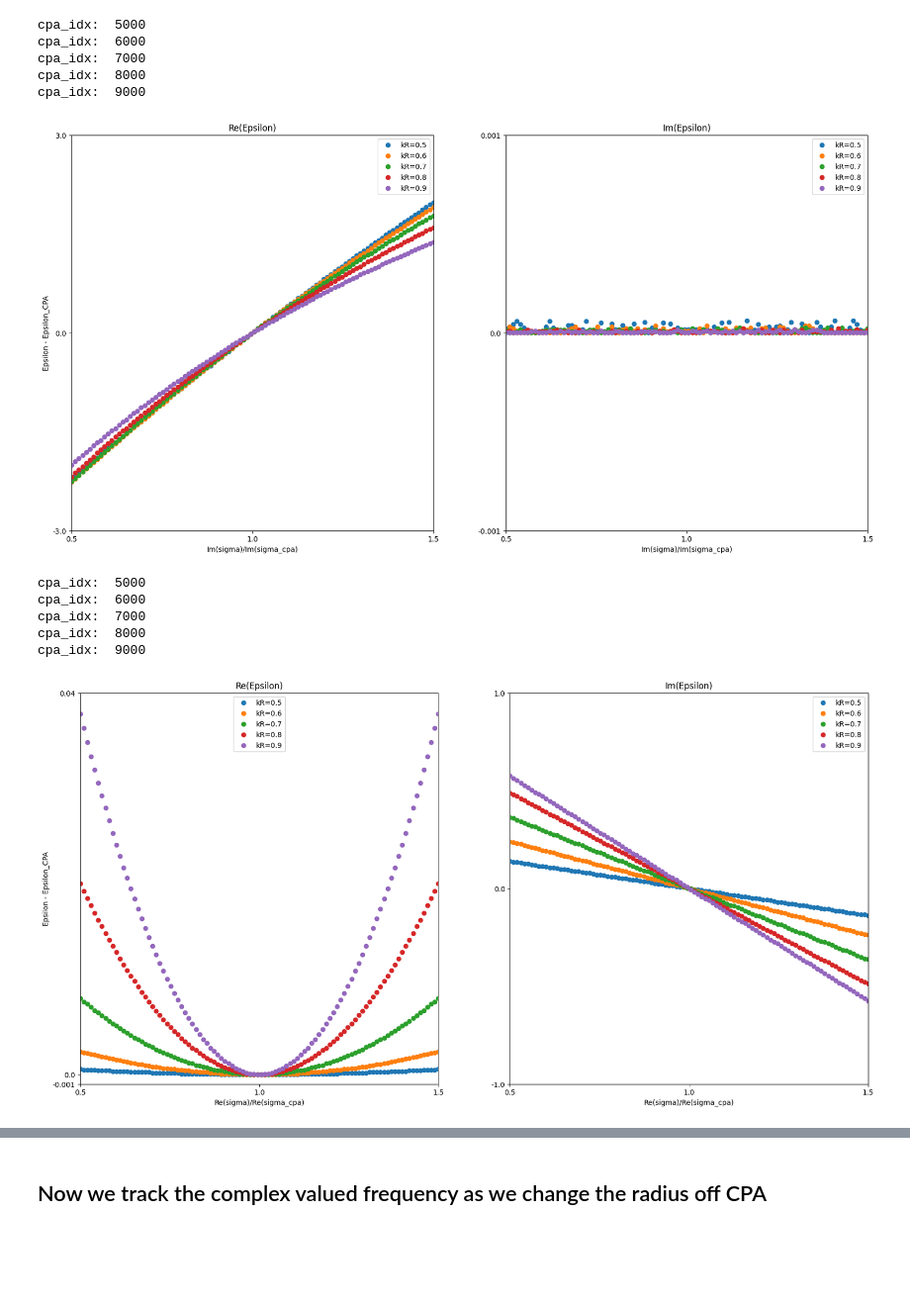
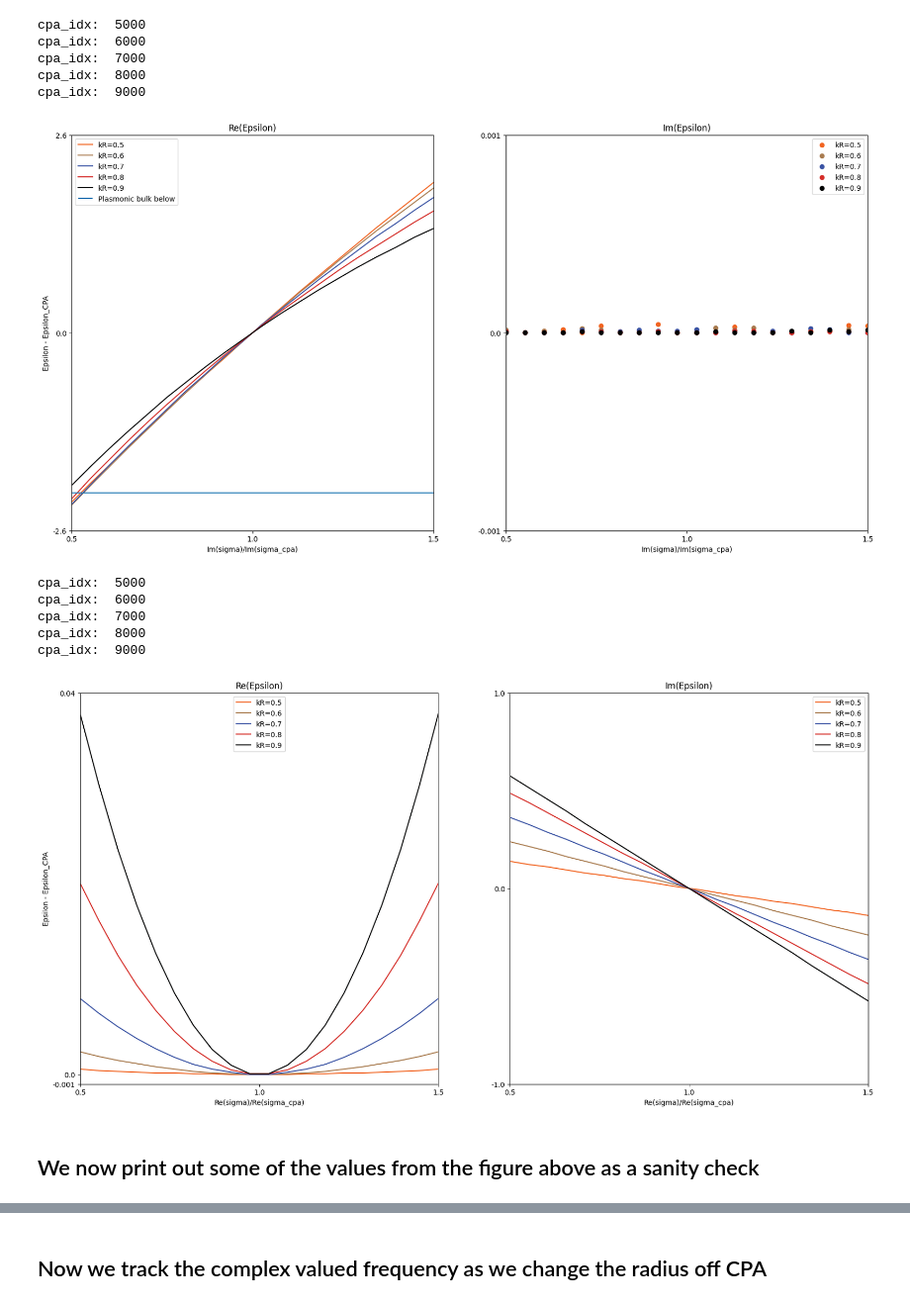
Before and after one commit to AliGhorashiCMT/Coherent-Perfect-Absorption, a Jupyter notebook: spheres/Tracking Fermi energy in the complex plane.ipynb, the cells around one changed output, grey strips where cells are left out. Shown at 99% size. Saved outputs shown, nothing was run; the diff lists cells and outputs as text; code cells hidden in the pictures; blank space fills up the shorter version.

Commit message:
sphere track cpa solutions final commit

```diff
--- a/spheres/Tracking Fermi energy in the complex plane.ipynb
+++ b/spheres/Tracking Fermi energy in the complex plane.ipynb
@@ -128,9 +127,9 @@ ax.legend();
 # %% [markdown]
 ## Now we track the complex bulk dielectric constant as we tune the conductivity off CPA
 # %%
-N = 100
+N = 20 # Make a smaller number so we can clearly see the spheres
 M = 500
-epsilon_reals = linspace(-3, 3, M) + epsilon # Range of real part of the dielectric function offset by the epsilon for which we calculated cpa
+epsilon_reals = linspace(-2.6, 2.6, M) + epsilon # Range of real part of the dielectric function offset by the epsilon for which we calculated cpa
 epsilon_imaginaries = 1j*linspace(-1e-3, 1e-3, M) # Range of imaginary part of the dielectric function
 epsilon_array = epsilon_reals.reshape((M, 1)).repeat(M, axis=1) + epsilon_imaginaries.reshape((1, M)).repeat(M, axis=0)
 # %%
@@ -158,15 +157,19 @@ cpa_idx:  7000
 cpa_idx:  8000
 cpa_idx:  9000
 # %%
+colors = ['#f26522', '#a97c50', '#3b54a4', '#d52d28', '#010202' ]
 ax1_min = epsilon_reals.min()
 ax1_max = epsilon_reals.max()
 ax2_min = epsilon_imaginaries.imag.min()
 ax2_max = epsilon_imaginaries.imag.max()
 fig, (ax1, ax2) = plt.subplots(1, 2, figsize=(20, 10))
 for (idx, cpa_idx) in enumerate(cpa_idxs):
-    ax1.scatter(sigma_imaginaries_off_cpa_v[idx]/sigmas_imaginary[cpa_idx], epsilons_real_cpa_v[idx], label=f"kR={round(x[cpa_idx], 2)}")
-    ax2.scatter(sigma_imaginaries_off_cpa_v[idx]/sigmas_imaginary[cpa_idx], epsilons_imaginary_cpa_v[idx], label=f"kR={round(x[cpa_idx], 2)}")
+    color = colors[idx]
+    #ax1.scatter(sigma_imaginaries_off_cpa_v[idx]/sigmas_imaginary[cpa_idx], epsilons_real_cpa_v[idx], color=color, label=f"kR={round(x[cpa_idx], 2)}")
+    ax1.plot(sigma_imaginaries_off_cpa_v[idx]/sigmas_imaginary[cpa_idx], epsilons_real_cpa_v[idx], color=color, label=f"kR={round(x[cpa_idx], 2)}")
+    ax2.scatter(sigma_imaginaries_off_cpa_v[idx]/sigmas_imaginary[cpa_idx], epsilons_imaginary_cpa_v[idx], color=color, label=f"kR={round(x[cpa_idx], 2)}")
 
+ax1.hlines([0], 0.5, 1.5, label="Plasmonic bulk below")
 ax1.legend()
 ax2.legend()
 ax1.set_xlim(0.5, 1.5);
@@ -180,6 +183,7 @@ ax2.set_xlabel("Im(sigma)/Im(sigma_cpa)");
 
 ax2.set_ylim(ax2_min, ax2_max);
 ax1.set_ylim(ax1_min, ax1_max);
+#ax1.set_ylim(epsilon-2.6, epsilon+2.6)
 ax1.set_yticks([ax1_min, epsilon, ax1_max], (np.array([ax1_min, epsilon, ax1_max]) - epsilon).round(3))
 ax2.set_yticks([ax2_min, 0, ax2_max], np.array([ax2_min, 0, ax2_max]).round(3))
 
@@ -188,9 +192,9 @@ ax2.set_xticks([0.5, 1, 1.5]);
 ax1.set_ylabel("Epsilon - Epsilon_CPA");
 plt.savefig("./paper/track_real_epsilon_off_cpa.pdf");
 # %% [output]
-[figure, old version]
+[figure, new version]
 # %%
-N = 100
+N = 20
 M = 500
 epsilon_reals = linspace(-0.001, 0.04, M) + epsilon
 epsilon_imaginaries = 1j*linspace(-1, 1, M)
@@ -225,32 +229,37 @@ cpa_idx:  9000
 # %%
 ax1_min = epsilon_reals.min()
 ax1_max = epsilon_reals.max()
 ax2_min = epsilon_imaginaries.imag.min()
 ax2_max = epsilon_imaginaries.imag.max()
 fig, (ax1, ax2) = plt.subplots(1, 2, figsize=(20, 10))
 for (idx, cpa_idx) in enumerate(cpa_idxs):
-    ax1.scatter(sigma_reals_off_cpa_v[idx]/sigmas_real[cpa_idx], epsilons_real_cpa_v[idx], label=f"kR={round(x[cpa_idx], 2)}")
-    ax2.scatter(sigma_reals_off_cpa_v[idx]/sigmas_real[cpa_idx], epsilons_imaginary_cpa_v[idx], label=f"kR={round(x[cpa_idx], 2)}")
+    color = colors[idx]
+    #ax1.scatter(sigma_reals_off_cpa_v[idx]/sigmas_real[cpa_idx], epsilons_real_cpa_v[idx], color=color, label=f"kR={round(x[cpa_idx], 2)}")
+    ax1.plot(sigma_reals_off_cpa_v[idx]/sigmas_real[cpa_idx], epsilons_real_cpa_v[idx], color=color, label=f"kR={round(x[cpa_idx], 2)}")
+    #ax2.scatter(sigma_reals_off_cpa_v[idx]/sigmas_real[cpa_idx], epsilons_imaginary_cpa_v[idx], color=color, label=f"kR={round(x[cpa_idx], 2)}")
+    ax2.plot(sigma_reals_off_cpa_v[idx]/sigmas_real[cpa_idx], epsilons_imaginary_cpa_v[idx], color=color, label=f"kR={round(x[cpa_idx], 2)}")
 
 ax1.legend()
 ax2.legend()
 ax1.set_xlim(0.5, 1.5);
 ax2.set_xlim(0.5, 1.5);
 
 ax1.set_title("Re(Epsilon)")
 ax2.set_title("Im(Epsilon)")
 
 ax1.set_xlabel("Re(sigma)/Re(sigma_cpa)")
 ax2.set_xlabel("Re(sigma)/Re(sigma_cpa)");
 
 ax2.set_ylim(ax2_min, ax2_max);
 ax1.set_ylim(ax1_min, ax1_max);
 ax1.set_yticks([ax1_min, epsilon, ax1_max], (np.array([ax1_min, epsilon, ax1_max]) - epsilon).round(3))
 ax2.set_yticks([ax2_min, 0, ax2_max], np.array([ax2_min, 0, ax2_max]).round(3))
 
 ax1.set_xticks([0.5, 1, 1.5]);
 ax2.set_xticks([0.5, 1, 1.5]);
 ax1.set_ylabel("Epsilon - Epsilon_CPA");
 plt.savefig("./paper/track_imag_epsilon_off_cpa.pdf");
 # %% [output]
-[figure, old version]
+[figure, new version]
+# %% [markdown]
+## We now print out some of the values from the figure above as a sanity check
```
Also changed, not shown: parts of 3 cells of this notebook, 3 other files.
